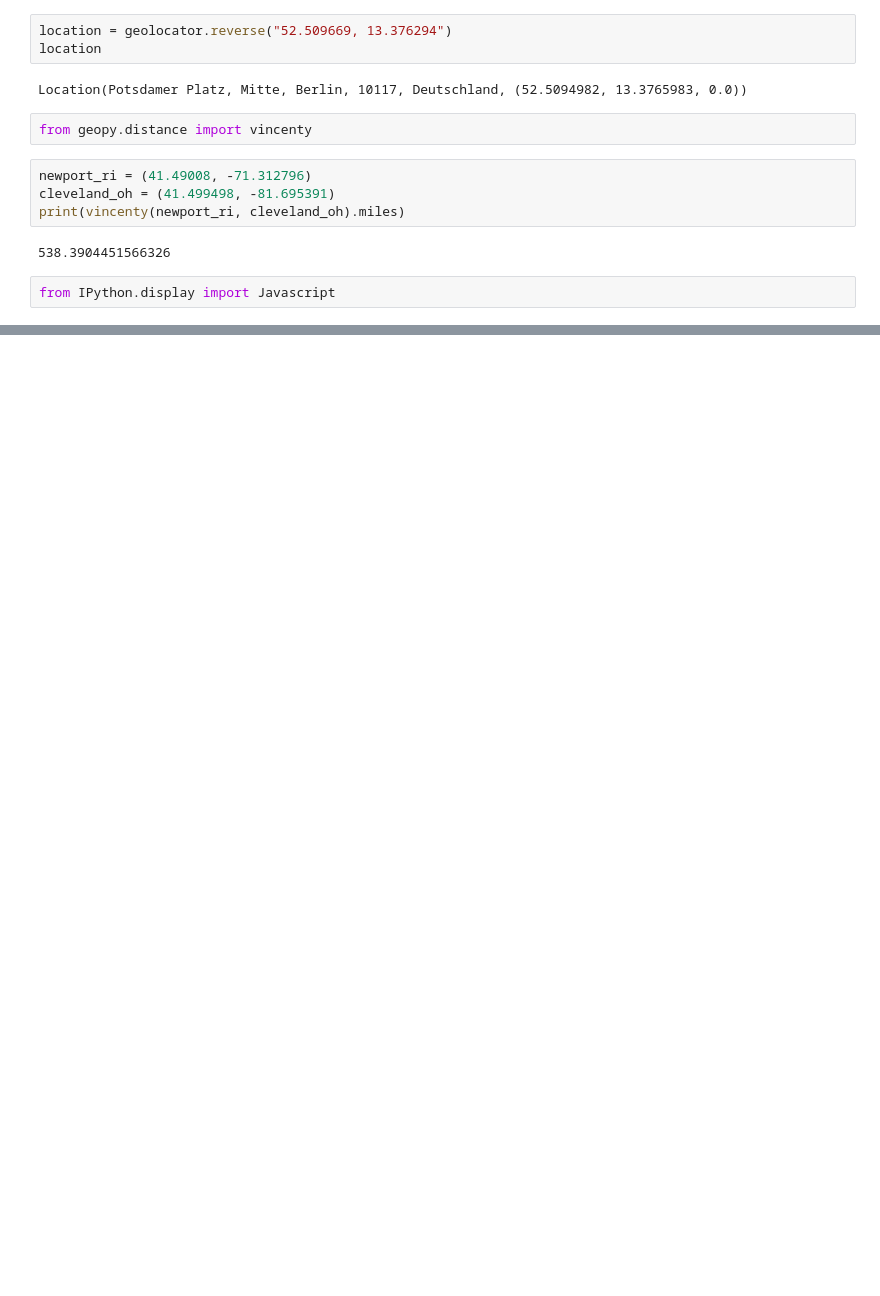
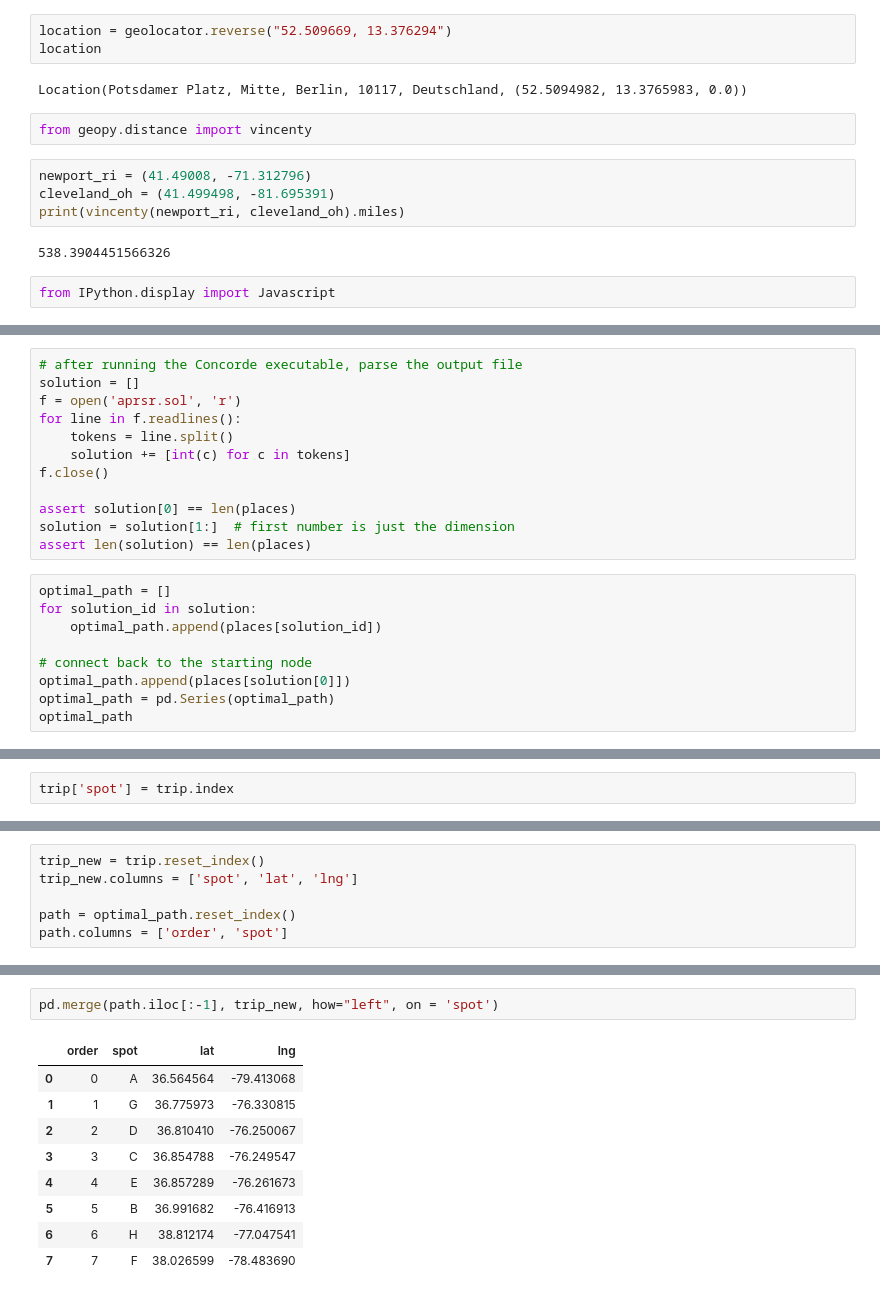
Before and after one commit to jianglong608/portfolio, a Jupyter notebook: Hud_project.ipynb, the cells around one changed output, grey strips where cells are left out. Drawn from its saved outputs; the diff is of its cells as text; blank space fills up the shorter version.

Commit message:
resolving concorde issue

```diff
--- a/Hud_project.ipynb
+++ b/Hud_project.ipynb
@@ -324,0 +466,21 @@ from IPython.display import Javascript
+# %%
+# after running the Concorde executable, parse the output file
+solution = []
+f = open('aprsr.sol', 'r')
+for line in f.readlines():
+    tokens = line.split()
+    solution += [int(c) for c in tokens]
+f.close()
+
+assert solution[0] == len(places)
+solution = solution[1:]  # first number is just the dimension
+assert len(solution) == len(places)
+# %%
+optimal_path = []
+for solution_id in solution:
+    optimal_path.append(places[solution_id])
+
+# connect back to the starting node
+optimal_path.append(places[solution[0]])
+optimal_path = pd.Series(optimal_path)
+optimal_path
@@ -324,0 +600,2 @@ from IPython.display import Javascript
+# %%
+trip['spot'] = trip.index
@@ -324,0 +618,6 @@ from IPython.display import Javascript
+# %%
+trip_new = trip.reset_index()
+trip_new.columns = ['spot', 'lat', 'lng']
+
+path = optimal_path.reset_index()
+path.columns = ['order', 'spot']
@@ -324,0 +634,12 @@ from IPython.display import Javascript
+# %%
+pd.merge(path.iloc[:-1], trip_new, how="left", on = 'spot')
+# %% [output]
+|  | order | spot | lat | lng |
+| 0 | 0 | A | 36.564564 | -79.413068 |
+| 1 | 1 | G | 36.775973 | -76.330815 |
+| 2 | 2 | D | 36.810410 | -76.250067 |
+| 3 | 3 | C | 36.854788 | -76.249547 |
+| 4 | 4 | E | 36.857289 | -76.261673 |
+| 5 | 5 | B | 36.991682 | -76.416913 |
+| 6 | 6 | H | 38.812174 | -77.047541 |
+| 7 | 7 | F | 38.026599 | -78.483690 |
```
Also changed, not shown: parts of 29 cells of this notebook, 1 other file.
